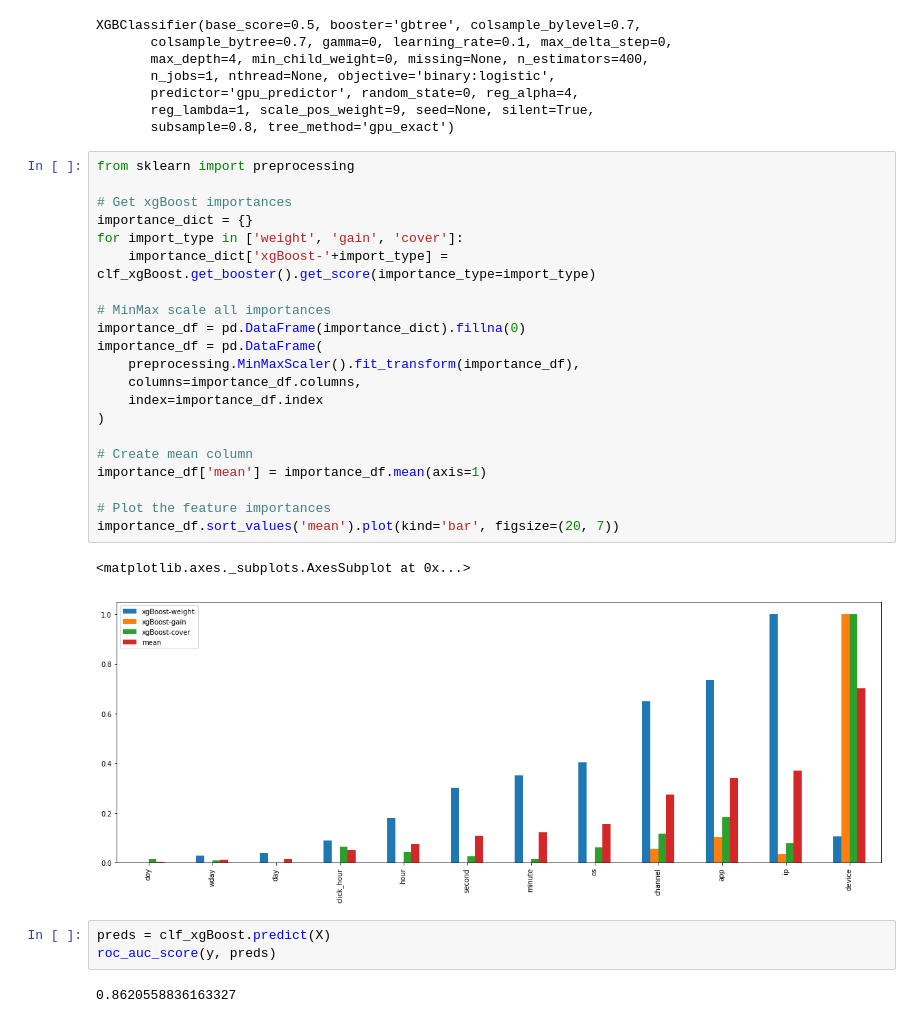
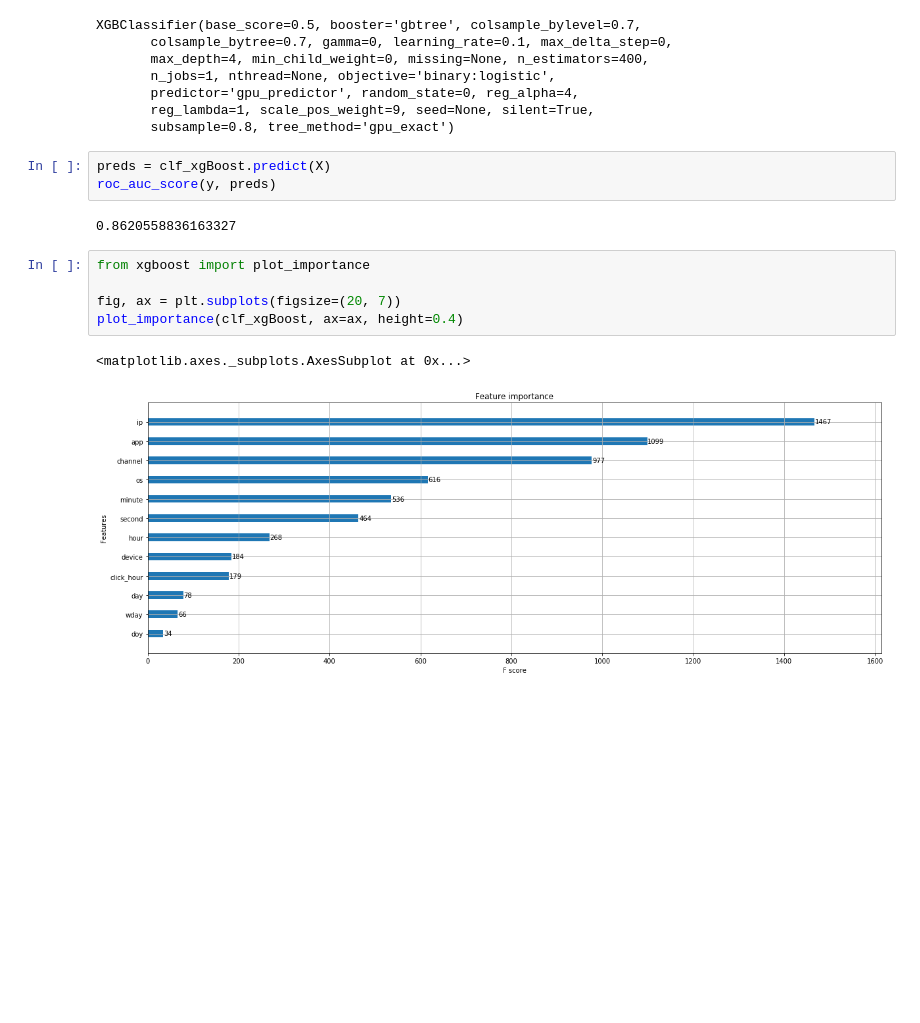
Before and after one commit to 181192/DAT158ML-Oblig02, a Jupyter notebook: Fraud Detection.ipynb, the cells around one changed output. Drawn from its saved outputs; the diff is of its cells as text; blank space fills up the shorter version.

Commit message:
Add xgboost plot_importance

```diff
--- a/Fraud Detection.ipynb
+++ b/Fraud Detection.ipynb
@@ -578,32 +578,16 @@ XGBClassifier(base_score=0.5, booster='gbtree', colsample_bylevel=0.7,
        predictor='gpu_predictor', random_state=0, reg_alpha=4,
        reg_lambda=1, scale_pos_weight=9, seed=None, silent=True,
        subsample=0.8, tree_method='gpu_exact')
-# %%
-from sklearn import preprocessing
-
-# Get xgBoost importances
-importance_dict = {}
-for import_type in ['weight', 'gain', 'cover']:
-    importance_dict['xgBoost-'+import_type] = clf_xgBoost.get_booster().get_score(importance_type=import_type)
-
-# MinMax scale all importances
-importance_df = pd.DataFrame(importance_dict).fillna(0)
-importance_df = pd.DataFrame(
-    preprocessing.MinMaxScaler().fit_transform(importance_df),
-    columns=importance_df.columns,
-    index=importance_df.index
-)
-
-# Create mean column
-importance_df['mean'] = importance_df.mean(axis=1)
-
-# Plot the feature importances
-importance_df.sort_values('mean').plot(kind='bar', figsize=(20, 7))
-# %% [output]
-<matplotlib.axes._subplots.AxesSubplot at 0x...>
-[figure, removed]
 # %%
 preds = clf_xgBoost.predict(X)
 roc_auc_score(y, preds)
 # %% [output]
 0.8620558836163327
+# %%
+from xgboost import plot_importance
+
+fig, ax = plt.subplots(figsize=(20, 7))
+plot_importance(clf_xgBoost, ax=ax, height=0.4)
+# %% [output]
+<matplotlib.axes._subplots.AxesSubplot at 0x...>
+[figure, added]
```
Also changed, not shown: parts of 1 cell of this notebook.
